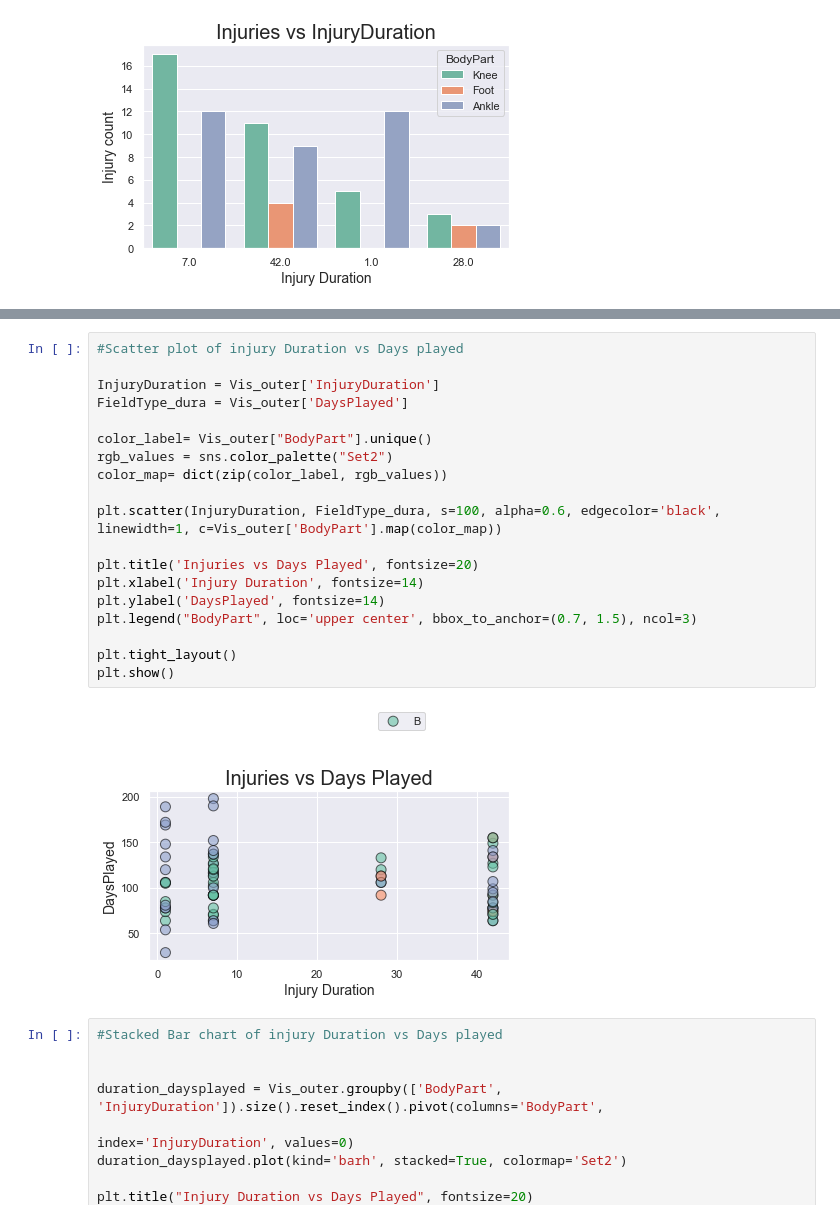
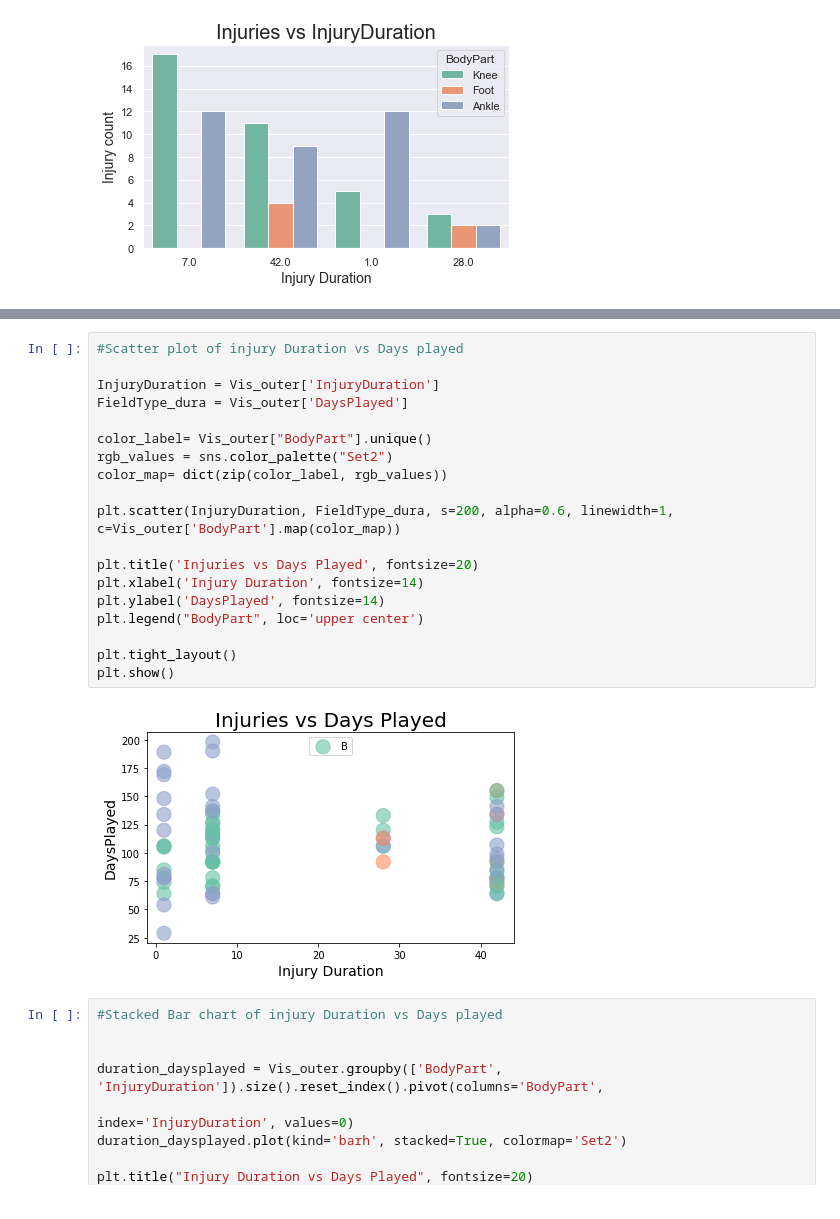
Before and after one commit to agaffney-hub/final-capstone, a Jupyter notebook: Visuals_2.ipynb, the cells around one changed output, grey strips where cells are left out. Drawn from its saved outputs; the diff is of its cells as text.

```diff
--- a/Visuals_2.ipynb
+++ b/Visuals_2.ipynb
@@ -397,24 +405,24 @@ plt.show()
 # %%
 #Scatter plot of injury Duration vs Days played
 
 InjuryDuration = Vis_outer['InjuryDuration']
 FieldType_dura = Vis_outer['DaysPlayed']
 
 color_label= Vis_outer["BodyPart"].unique()
 rgb_values = sns.color_palette("Set2")
 color_map= dict(zip(color_label, rgb_values))
 
-plt.scatter(InjuryDuration, FieldType_dura, s=100, alpha=0.6, edgecolor='black', linewidth=1, c=Vis_outer['BodyPart'].map(color_map))
+plt.scatter(InjuryDuration, FieldType_dura, s=200, alpha=0.6, linewidth=1, c=Vis_outer['BodyPart'].map(color_map))
 
 plt.title('Injuries vs Days Played', fontsize=20)
 plt.xlabel('Injury Duration', fontsize=14)
 plt.ylabel('DaysPlayed', fontsize=14)
-plt.legend("BodyPart", loc='upper center', bbox_to_anchor=(0.7, 1.5), ncol=3)
+plt.legend("BodyPart", loc='upper center')
 
 plt.tight_layout()
 plt.show()
 # %% [output]
-[figure, old version]
+[figure, new version]
 # %%
 #Stacked Bar chart of injury Duration vs Days played
 
```
Also changed, not shown: parts of 27 cells of this notebook.
